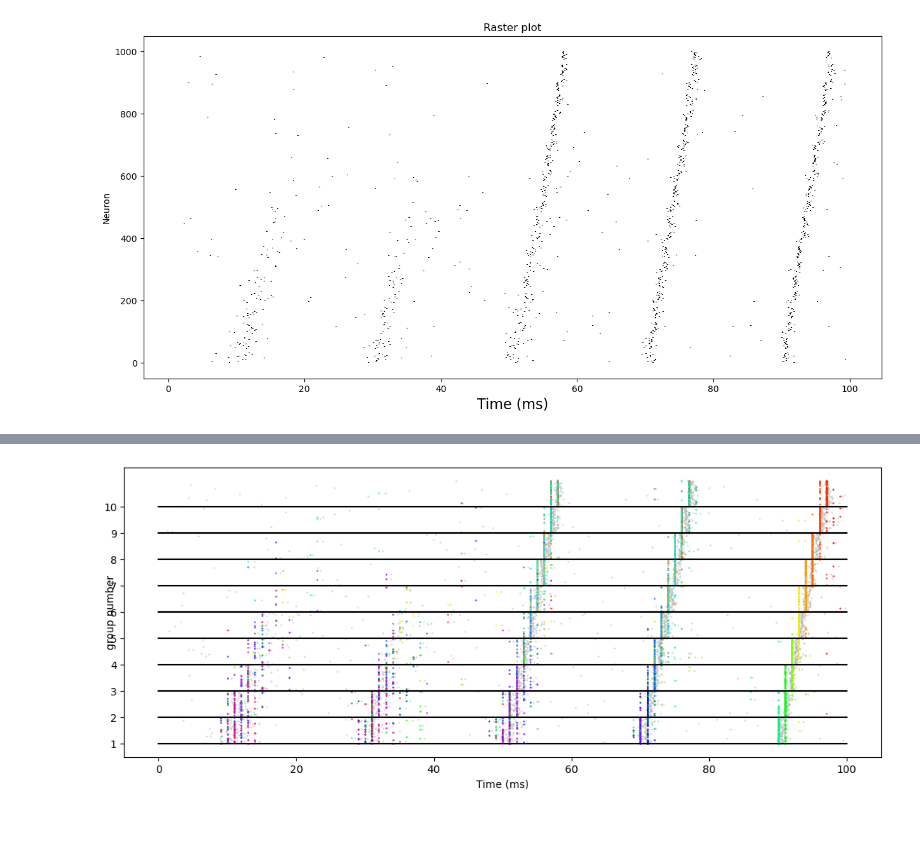
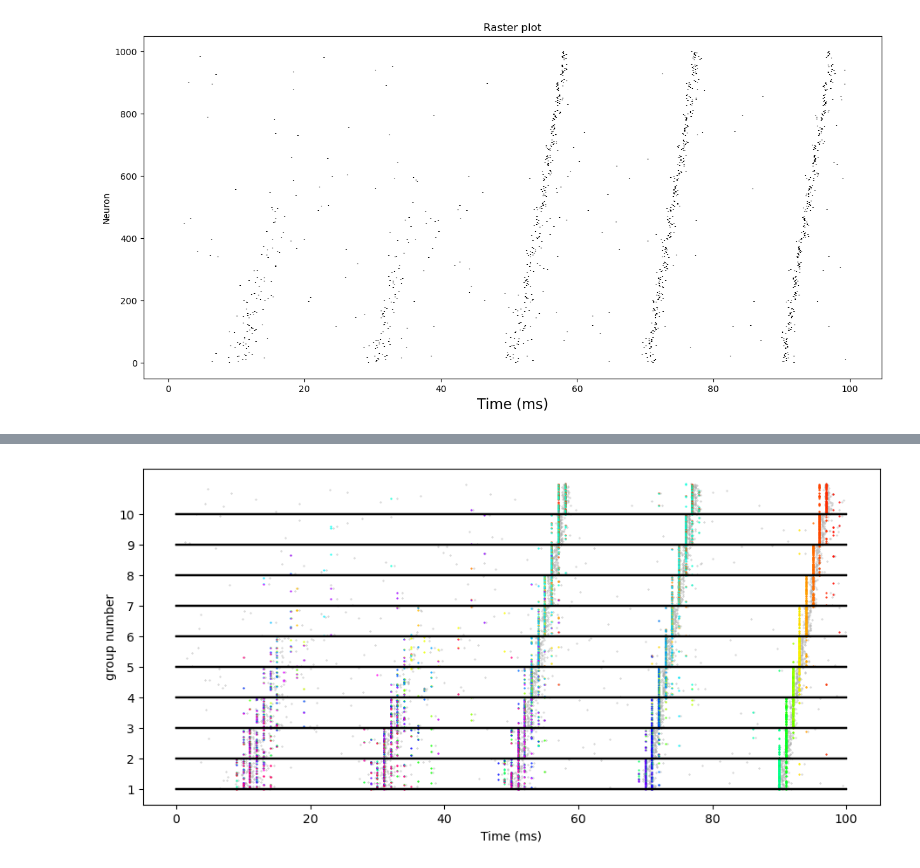
Before and after one commit to SpikeAI/2022-10-04_polychronies_OBSOLETE, a Jupyter notebook: src/SPADE_synfire.ipynb, the cells around one changed output, grey strips where cells are left out. Saved outputs shown, nothing was run; the diff lists cells and outputs as text; code cells hidden in the pictures; blank space fills up the shorter version.

Commit message:
in sync: spade figure ylabel

```diff
--- a/src/SPADE_synfire.ipynb
+++ b/src/SPADE_synfire.ipynb
@@ -182,11 +206,15 @@ xlabel('time (ms)')
 # %%
-ax = viziphant.patterns.plot_patterns(spiketrains, patterns, circle_sizes=(.1, .3, .5))
 fig = ax.get_figure()
-ax.plot([0, duration/ms], 100*np.arange(n_groups).repeat(2).reshape(-1, 2).T, 'k-')
-yticks(100*np.arange(n_groups)+.5, labels=range(1, n_groups+1))
-ylabel('group number')
 fig.set_figwidth(13)
 fig.set_figheight(5)
+# fig.subplots_adjust(left=.25)
+ax.plot([0, duration/ms], 100*np.arange(n_groups).repeat(2).reshape(-1, 2).T, 'k-')
+ax.set_yticks(100*np.arange(n_groups)+.5, labels=range(1, n_groups+1))
+ax.set_ylabel('group number')#, labelpad=15)
+# fig.tight_layout(pad=.1)
+ax.yaxis.set_label_coords(-0.035, 0.5)
 fig.savefig('../figures/Diesmann_et_al_1999_spade.pdf', bbox_inches='tight', pad_inches=0.0, backend='pdf')
-# %% [output]
-[figure, removed]
+# %%
+fig
+# %% [output]
+[figure, added]
```
Also changed, not shown: parts of 2 cells of this notebook, 1 other file.
